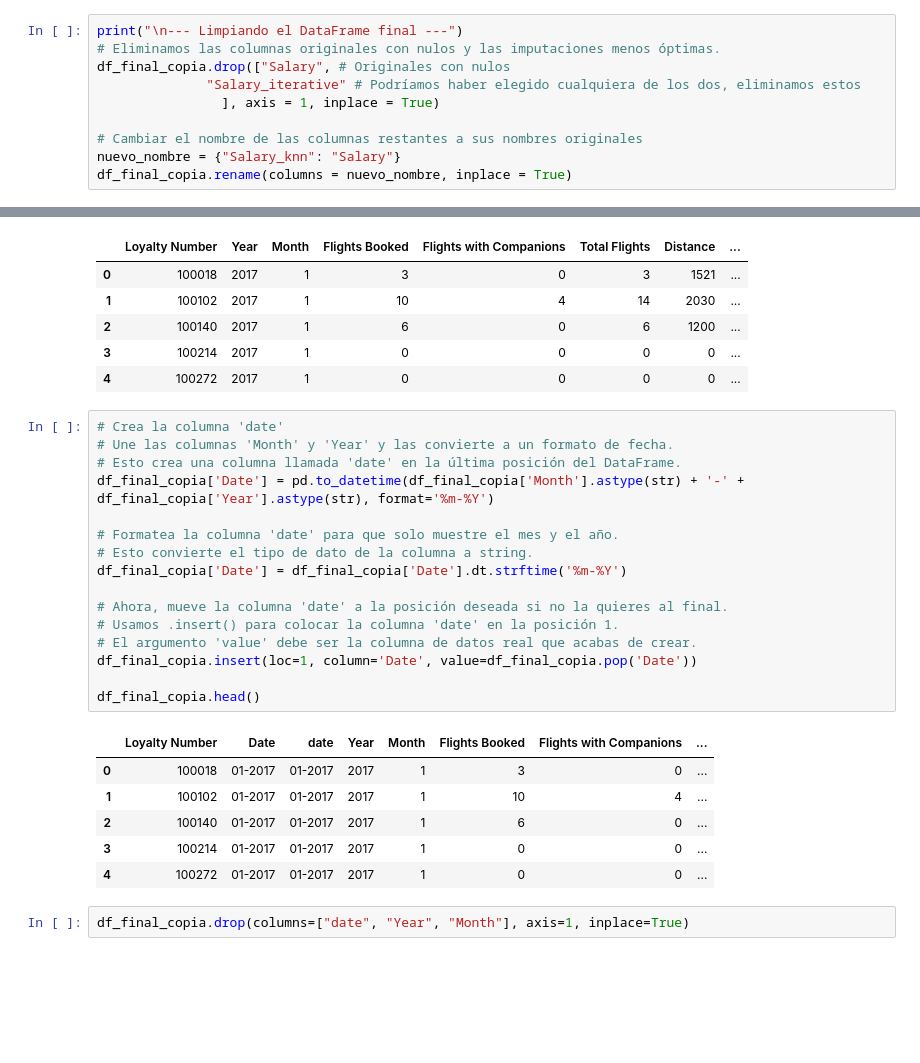
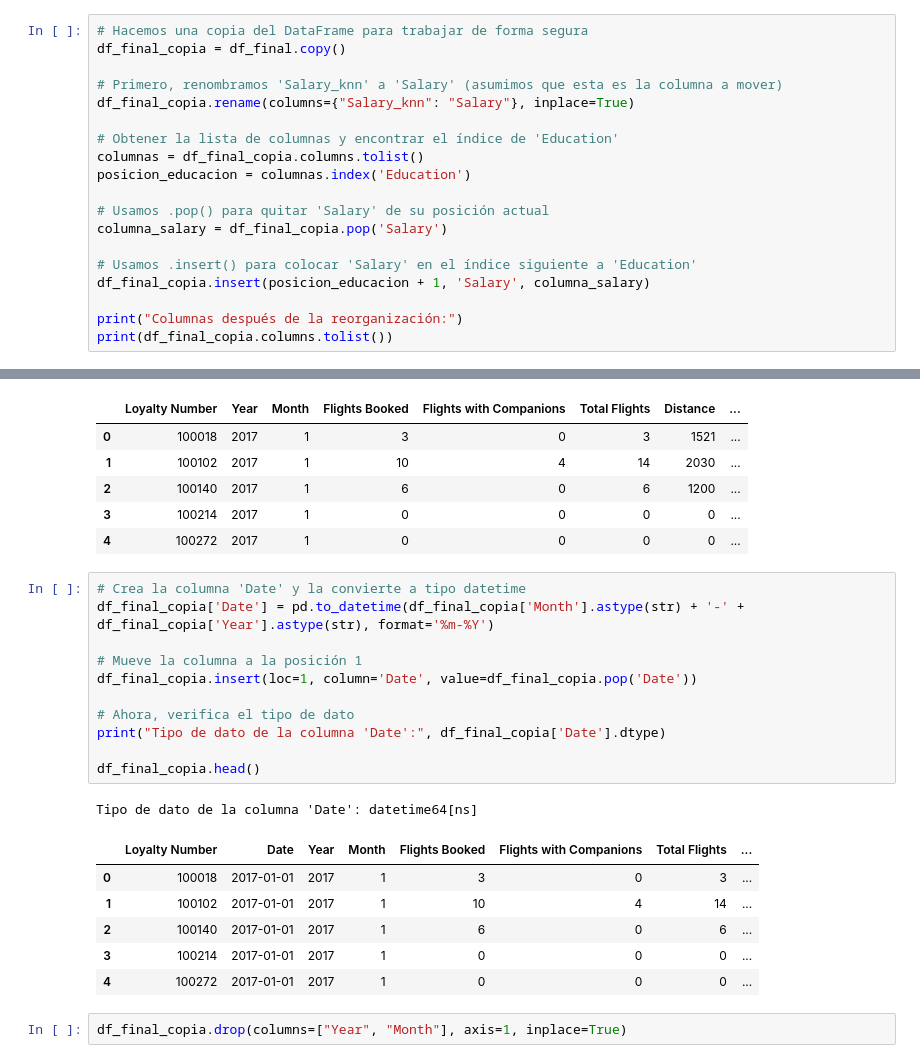
Before and after one commit to Adalab/bda-modulo-3-evaluacion-final-lucianayelicich, a Jupyter notebook: Fase 1 - Exploracion y limpieza/limpieza_datos.ipynb, the cells around one changed output, grey strips where cells are left out. Saved outputs shown, nothing was run; the diff lists cells and outputs as text; blank space fills up the shorter version.

Commit message:
trabajando en la limpieza de datos y algunos gráficos

```diff
--- a/Fase 1 - Exploracion y limpieza/limpieza_datos.ipynb
+++ b/Fase 1 - Exploracion y limpieza/limpieza_datos.ipynb
@@ -269,13 +314,22 @@ df_final_copia.head()
 # %%
-print("\n--- Limpiando el DataFrame final ---")
-# Eliminamos las columnas originales con nulos y las imputaciones menos óptimas.
-df_final_copia.drop(["Salary", # Originales con nulos
-              "Salary_iterative" # Podríamos haber elegido cualquiera de los dos, eliminamos estos
-                ], axis = 1, inplace = True)
+# Hacemos una copia del DataFrame para trabajar de forma segura
+df_final_copia = df_final.copy()
 
-# Cambiar el nombre de las columnas restantes a sus nombres originales
-nuevo_nombre = {"Salary_knn": "Salary"}
-df_final_copia.rename(columns = nuevo_nombre, inplace = True)
+# Primero, renombramos 'Salary_knn' a 'Salary' (asumimos que esta es la columna a mover)
+df_final_copia.rename(columns={"Salary_knn": "Salary"}, inplace=True)
+
+# Obtener la lista de columnas y encontrar el índice de 'Education'
+columnas = df_final_copia.columns.tolist()
+posicion_educacion = columnas.index('Education')
+
+# Usamos .pop() para quitar 'Salary' de su posición actual
+columna_salary = df_final_copia.pop('Salary')
+
+# Usamos .insert() para colocar 'Salary' en el índice siguiente a 'Education'
+df_final_copia.insert(posicion_educacion + 1, 'Salary', columna_salary)
+
+print("Columnas después de la reorganización:")
+print(df_final_copia.columns.tolist())
 # %% [output]
 --- Limpiando el DataFrame final ---
 # %%
@@ -288,30 +342,26 @@ df_final_copia.head()
 | 3 | 100214 | 2017 | 1 | 0 | 0 | 0 | 0 | ... |
 | 4 | 100272 | 2017 | 1 | 0 | 0 | 0 | 0 | ... |
 # %%
-# Crea la columna 'date'
-# Une las columnas 'Month' y 'Year' y las convierte a un formato de fecha.
-# Esto crea una columna llamada 'date' en la última posición del DataFrame.
+# Crea la columna 'Date' y la convierte a tipo datetime
 df_final_copia['Date'] = pd.to_datetime(df_final_copia['Month'].astype(str) + '-' + df_final_copia['Year'].astype(str), format='%m-%Y')
 
-# Formatea la columna 'date' para que solo muestre el mes y el año.
-# Esto convierte el tipo de dato de la columna a string.
-df_final_copia['Date'] = df_final_copia['Date'].dt.strftime('%m-%Y')
-
-# Ahora, mueve la columna 'date' a la posición deseada si no la quieres al final.
-# Usamos .insert() para colocar la columna 'date' en la posición 1.
-# El argumento 'value' debe ser la columna de datos real que acabas de crear.
+# Mueve la columna a la posición 1
 df_final_copia.insert(loc=1, column='Date', value=df_final_copia.pop('Date'))
 
+# Ahora, verifica el tipo de dato
+print("Tipo de dato de la columna 'Date':", df_final_copia['Date'].dtype)
+
 df_final_copia.head()
 # %% [output]
+Tipo de dato de la columna 'Date': datetime64[ns]
-|  | Loyalty Number | Date | date | Year | Month | Flights Booked | Flights with Companions | ... |
-| 0 | 100018 | 01-2017 | 01-2017 | 2017 | 1 | 3 | 0 | ... |
-| 1 | 100102 | 01-2017 | 01-2017 | 2017 | 1 | 10 | 4 | ... |
-| 2 | 100140 | 01-2017 | 01-2017 | 2017 | 1 | 6 | 0 | ... |
-| 3 | 100214 | 01-2017 | 01-2017 | 2017 | 1 | 0 | 0 | ... |
-| 4 | 100272 | 01-2017 | 01-2017 | 2017 | 1 | 0 | 0 | ... |
+|  | Loyalty Number | Date | Year | Month | Flights Booked | Flights with Companions | Total Flights | ... |
+| 0 | 100018 | 2017-01-01 | 2017 | 1 | 3 | 0 | 3 | ... |
+| 1 | 100102 | 2017-01-01 | 2017 | 1 | 10 | 4 | 14 | ... |
+| 2 | 100140 | 2017-01-01 | 2017 | 1 | 6 | 0 | 6 | ... |
+| 3 | 100214 | 2017-01-01 | 2017 | 1 | 0 | 0 | 0 | ... |
+| 4 | 100272 | 2017-01-01 | 2017 | 1 | 0 | 0 | 0 | ... |
 # %%
-df_final_copia.drop(columns=["date", "Year", "Month"], axis=1, inplace=True)
+df_final_copia.drop(columns=["Year", "Month"], axis=1, inplace=True)
 # %%
 df_final_copia.head()
 # %% [output]
```
Also changed, not shown: parts of 11 cells of this notebook, 2 other files.
